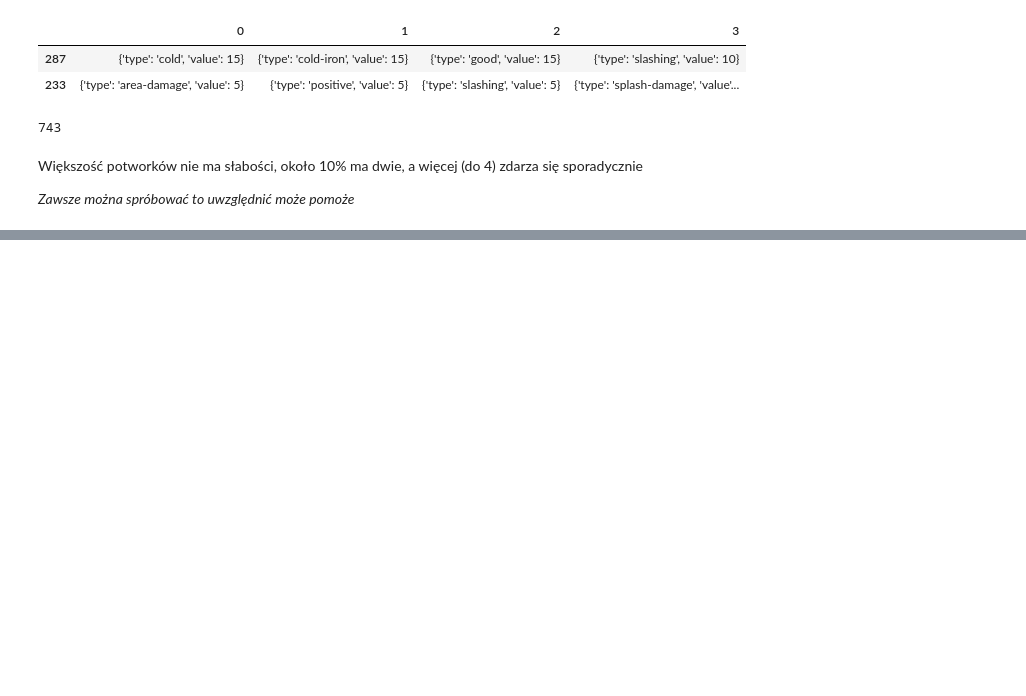
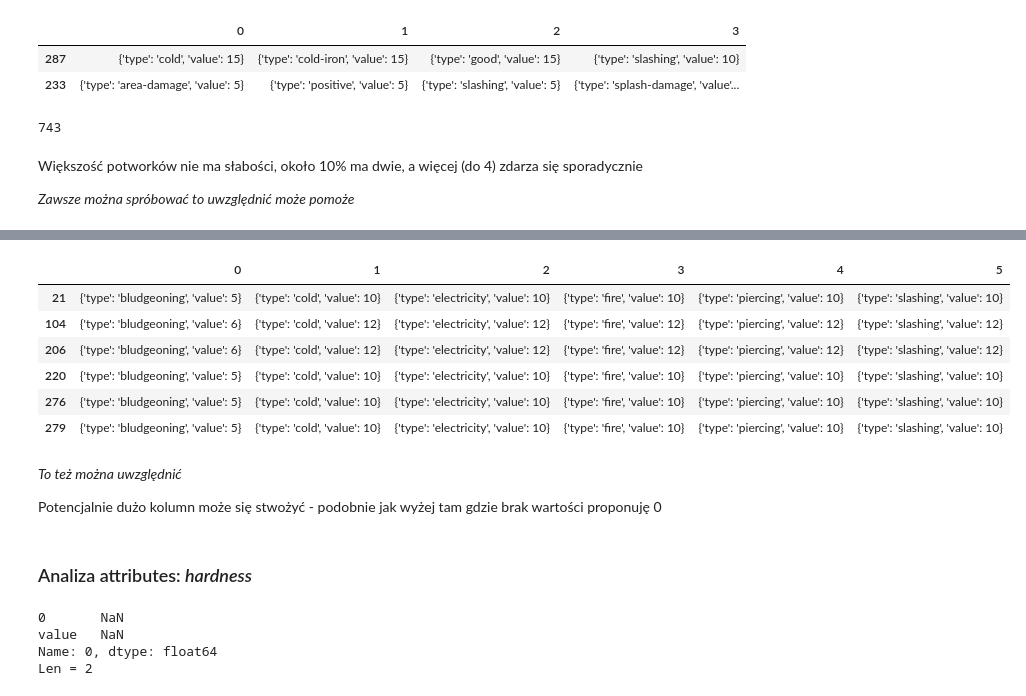
Before and after one commit to Paulina100/ML-for-TTRPG-game-design, a Jupyter notebook: Pathfinder_system.ipynb, the cells around one changed output, grey strips where cells are left out. Cells and saved outputs as stored; diff of their text form; code cells hidden in the pictures; blank space fills up the shorter version.

Commit message:
resistance, hardness, adjustment - end of attributes

```diff
--- a/Pathfinder_system.ipynb
+++ b/Pathfinder_system.ipynb
@@ -638,0 +644,2 @@ Większość potworków nie ma słabości, około 10% ma dwie, a więcej (do 4)
+# %%
+resistances = unpack_column(attributes, "resistances")
@@ -638,0 +680,23 @@ Większość potworków nie ma słabości, około 10% ma dwie, a więcej (do 4)
+# %%
+resistances[pd.notnull(resistances[5])]
+# %% [output]
+|  | 0 | 1 | 2 | 3 | 4 | 5 |
+| 21 | {'type': 'bludgeoning', 'value': 5} | {'type': 'cold', 'value': 10} | {'type': 'electricity', 'value': 10} | {'type': 'fire', 'value': 10} | {'type': 'piercing', 'value': 10} | {'type': 'slashing', 'value': 10} |
+| 104 | {'type': 'bludgeoning', 'value': 6} | {'type': 'cold', 'value': 12} | {'type': 'electricity', 'value': 12} | {'type': 'fire', 'value': 12} | {'type': 'piercing', 'value': 12} | {'type': 'slashing', 'value': 12} |
+| 206 | {'type': 'bludgeoning', 'value': 6} | {'type': 'cold', 'value': 12} | {'type': 'electricity', 'value': 12} | {'type': 'fire', 'value': 12} | {'type': 'piercing', 'value': 12} | {'type': 'slashing', 'value': 12} |
+| 220 | {'type': 'bludgeoning', 'value': 5} | {'type': 'cold', 'value': 10} | {'type': 'electricity', 'value': 10} | {'type': 'fire', 'value': 10} | {'type': 'piercing', 'value': 10} | {'type': 'slashing', 'value': 10} |
+| 276 | {'type': 'bludgeoning', 'value': 5} | {'type': 'cold', 'value': 10} | {'type': 'electricity', 'value': 10} | {'type': 'fire', 'value': 10} | {'type': 'piercing', 'value': 10} | {'type': 'slashing', 'value': 10} |
+| 279 | {'type': 'bludgeoning', 'value': 5} | {'type': 'cold', 'value': 10} | {'type': 'electricity', 'value': 10} | {'type': 'fire', 'value': 10} | {'type': 'piercing', 'value': 10} | {'type': 'slashing', 'value': 10} |
+# %% [markdown]
+*To też można uwzględnić*
+
+Potencjalnie dużo kolumn może się stwożyć - podobnie jak wyżej tam gdzie brak wartości proponuję 0
+# %% [markdown]
+### Analiza attributes: *hardness*
+# %%
+hardness = unpack_column(attributes, "hardness")
+# %% [output]
+0       NaN
+value   NaN
+Name: 0, dtype: float64
+Len = 2
```
Also changed, not shown: parts of 16 cells of this notebook.
